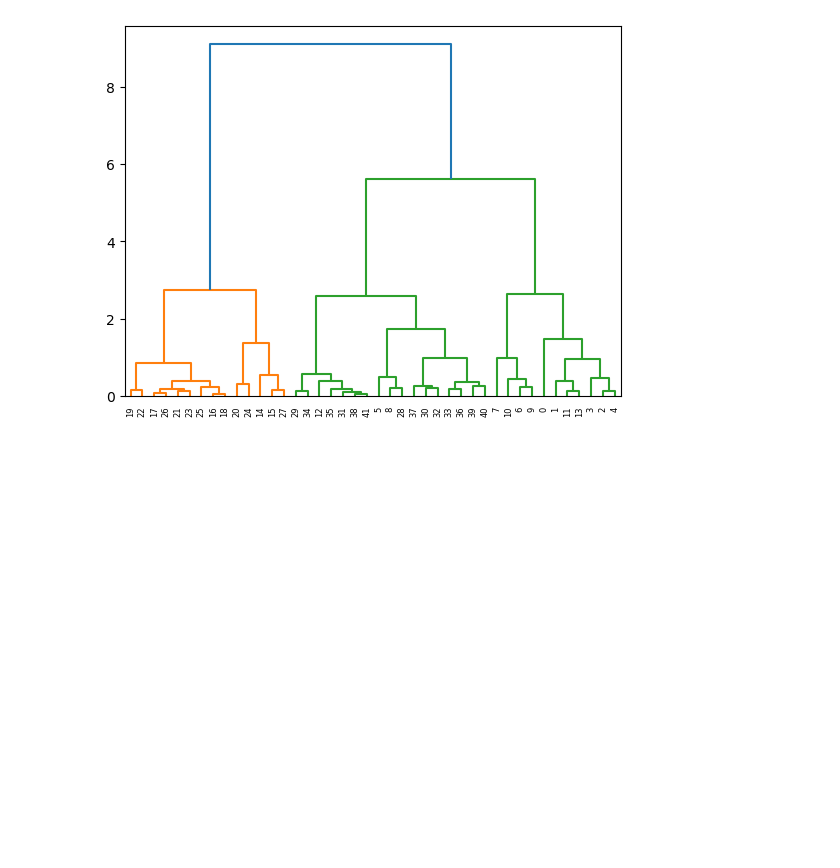
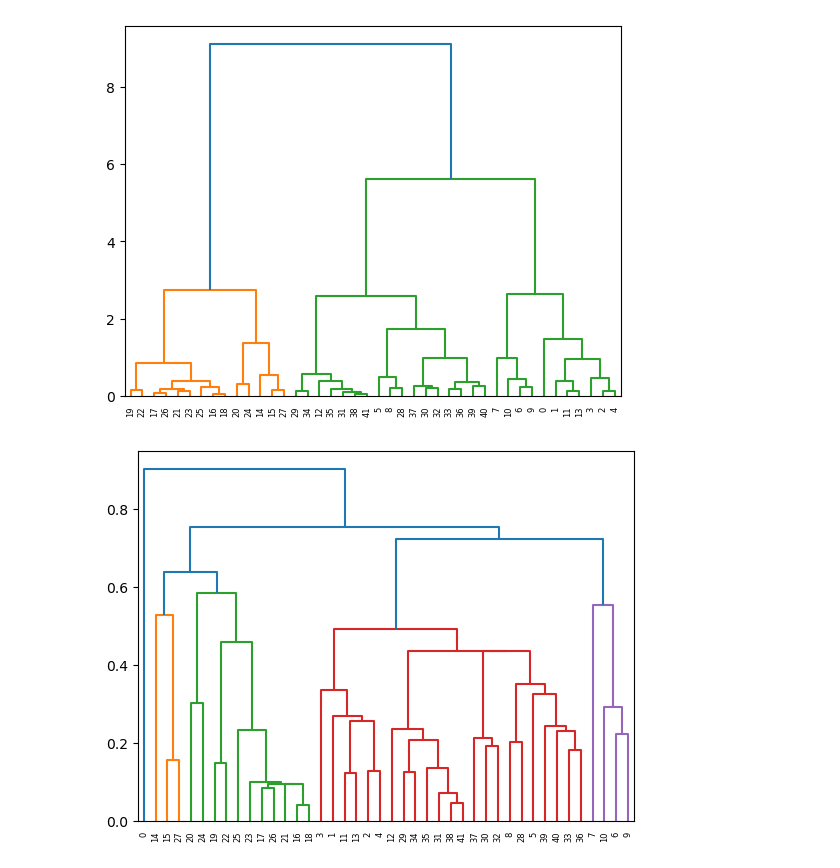
Before and after one commit to Mahnoor-Rana/Unsupervised-Learning, a Jupyter notebook: Visualization with hierarchical clustering and t-SNE/Visualization with hierarchical clustering and t-SNE.ipynb, the cells around one changed output. Drawn from its saved outputs; the diff is of its cells as text; code cells hidden in the pictures; blank space fills up the shorter version.

```diff
--- a/Visualization with hierarchical clustering and t-SNE/Visualization with hierarchical clustering and t-SNE.ipynb
+++ b/Visualization with hierarchical clustering and t-SNE/Visualization with hierarchical clustering and t-SNE.ipynb
@@ -63,3 +63,20 @@ dendrogram(mergings,
 plt.show()
 # %% [output]
 [figure]
+# %%
+# Perform the necessary imports
+import matplotlib.pyplot as plt
+from scipy.cluster.hierarchy import linkage, dendrogram
+
+# Calculate the linkage: mergings
+mergings = linkage(samples, method='single')
+
+# Plot the dendrogram
+dendrogram(mergings,
+
+           leaf_rotation=90,
+           leaf_font_size=6,
+)
+plt.show()
+# %% [output]
+[figure, added]
```
Also changed, not shown: parts of 4 cells of this notebook.
